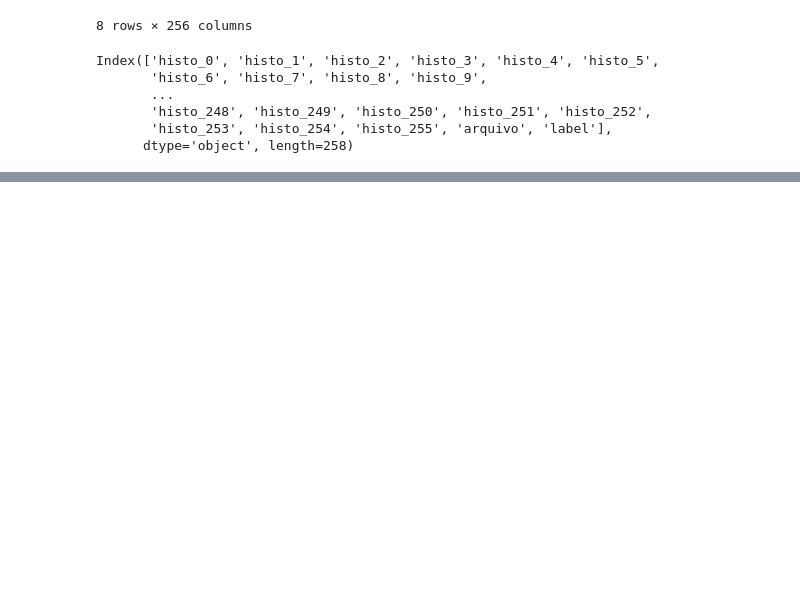
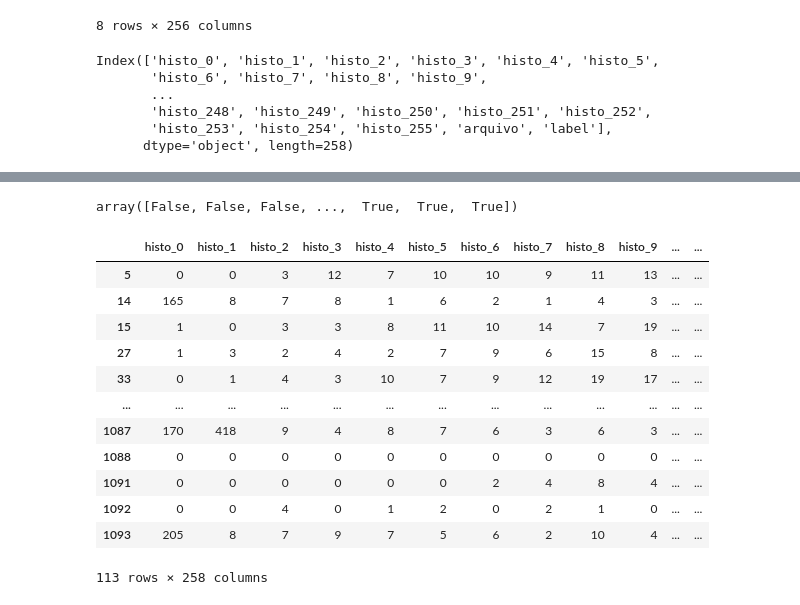
Before and after one commit to AleBark/Data-Mining-Basics, a Jupyter notebook: list_01/ex_01.ipynb, the cells around one changed output, grey strips where cells are left out. Cells and saved outputs as stored; diff of their text form; code cells hidden in the pictures; blank space fills up the shorter version.

```diff
--- a/list_01/ex_01.ipynb
+++ b/list_01/ex_01.ipynb
@@ -444,0 +573,26 @@ numericDf.describe()
+# %%
+kNN = KNeighborsClassifier(n_neighbors= 5)
+kNN.fit(features, _class)
+predict = kNN.predict(features)
+
+errors = predict != _class
+errors
+# %% [output]
+array([False, False, False, ...,  True,  True,  True])
+# %%
+mis_classified_instances = df[errors]
+mis_classified_instances
+# %% [output]
+|  | histo_0 | histo_1 | histo_2 | histo_3 | histo_4 | histo_5 | histo_6 | histo_7 | histo_8 | histo_9 | ... | ... |
+| 5 | 0 | 0 | 3 | 12 | 7 | 10 | 10 | 9 | 11 | 13 | ... | ... |
+| 14 | 165 | 8 | 7 | 8 | 1 | 6 | 2 | 1 | 4 | 3 | ... | ... |
+| 15 | 1 | 0 | 3 | 3 | 8 | 11 | 10 | 14 | 7 | 19 | ... | ... |
+| 27 | 1 | 3 | 2 | 4 | 2 | 7 | 9 | 6 | 15 | 8 | ... | ... |
+| 33 | 0 | 1 | 4 | 3 | 10 | 7 | 9 | 12 | 19 | 17 | ... | ... |
+| ... | ... | ... | ... | ... | ... | ... | ... | ... | ... | ... | ... | ... |
+| 1087 | 170 | 418 | 9 | 4 | 8 | 7 | 6 | 3 | 6 | 3 | ... | ... |
+| 1088 | 0 | 0 | 0 | 0 | 0 | 0 | 0 | 0 | 0 | 0 | ... | ... |
+| 1091 | 0 | 0 | 0 | 0 | 0 | 0 | 2 | 4 | 8 | 4 | ... | ... |
+| 1092 | 0 | 0 | 4 | 0 | 1 | 2 | 0 | 2 | 1 | 0 | ... | ... |
+| 1093 | 205 | 8 | 7 | 9 | 7 | 5 | 6 | 2 | 10 | 4 | ... | ... |
+113 rows × 258 columns
```
Also changed, not shown: parts of 37 cells of this notebook.
